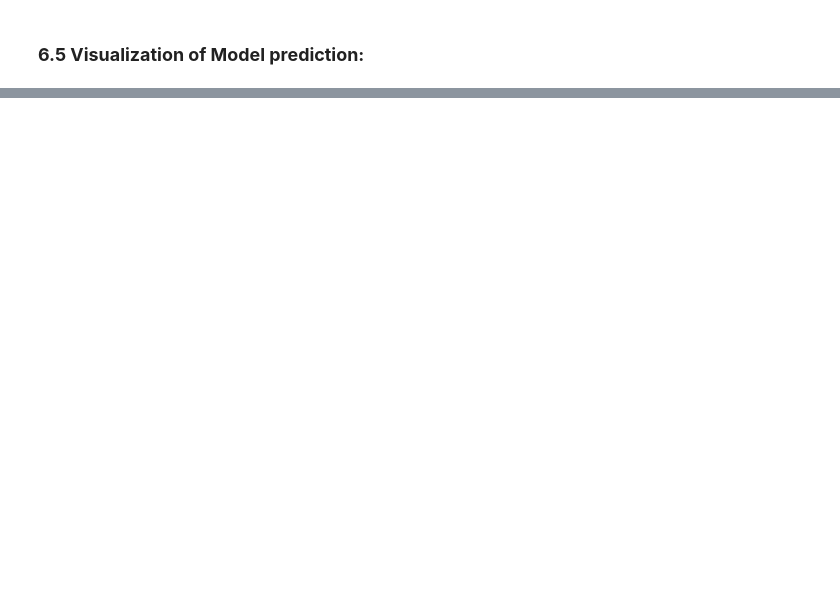
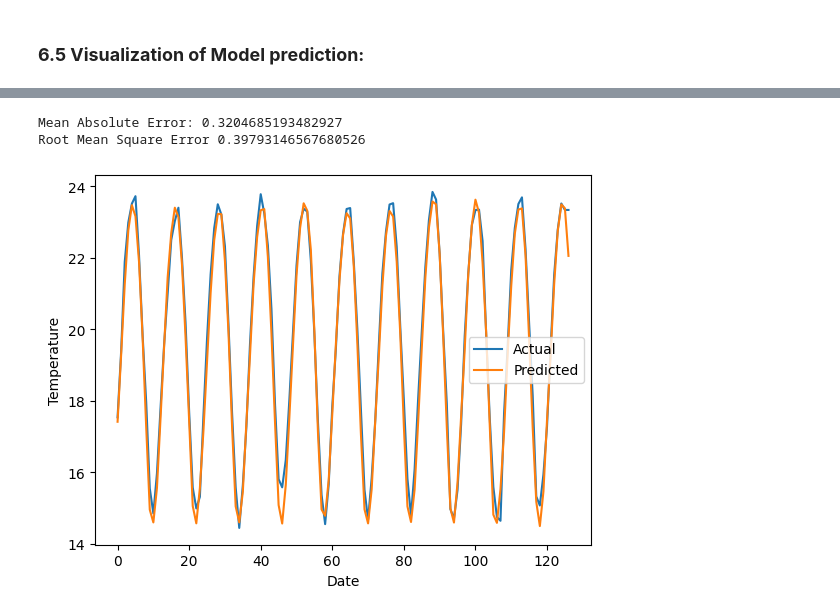
Before and after one commit to HassanZeb01/land_temperature_by_country, a Jupyter notebook: climate_temperature.ipynb, the cells around one changed output, grey strips where cells are left out. Saved outputs shown, nothing was run; the diff lists cells and outputs as text; code cells hidden in the pictures; blank space fills up the shorter version.

```diff
--- a/climate_temperature.ipynb
+++ b/climate_temperature.ipynb
@@ -780,0 +854,11 @@ plt.show()
+# %%
+# LSTM model building
+
+model = Sequential()
+model.add(Input(shape=(n_steps,1)))
+model.add(LSTM(50, activation='relu'))
+model.add(Dense(1))
+model.compile(optimizer='adam',loss='mse')
+# %%
+# Model training
+result = model.fit(X_train,y_train, epochs=50, batch_size=16, validation_data=(X_test, y_test))
@@ -780,0 +883,3 @@ plt.show()
+# %%
+# Model's prediction
+y_pred = model.predict(X_test)
@@ -780,0 +888,26 @@ plt.show()
+# %%
+# Transfoming the data back to original format.
+y_test_actual = scaler.inverse_transform(y_test.reshape(-1,1))
+y_pred_actual = scaler.inverse_transform(y_pred)
+# %%
+#Model Evaluation:
+from sklearn.metrics import mean_absolute_error, mean_squared_error, root_mean_squared_error
+
+mae = mean_absolute_error(y_test_actual,y_pred_actual)
+print('Mean Absolute Error:',mae)
+
+rmse = root_mean_squared_error(y_test_actual,y_pred_actual)
+print('Root Mean Square Error',rmse)
+# %% [output]
+Mean Absolute Error: 0.3204685193482927
+Root Mean Square Error 0.39793146567680526
+# %%
+plt.plot(y_test_actual, label='Actual')
+plt.plot(y_pred_actual, label='Predicted')
+plt.title('')
+plt.xlabel('Date')
+plt.ylabel('Temperature')
+plt.legend()
+plt.show()
+# %% [output]
+[figure, added]
```
Also changed, not shown: parts of 32 cells of this notebook.
